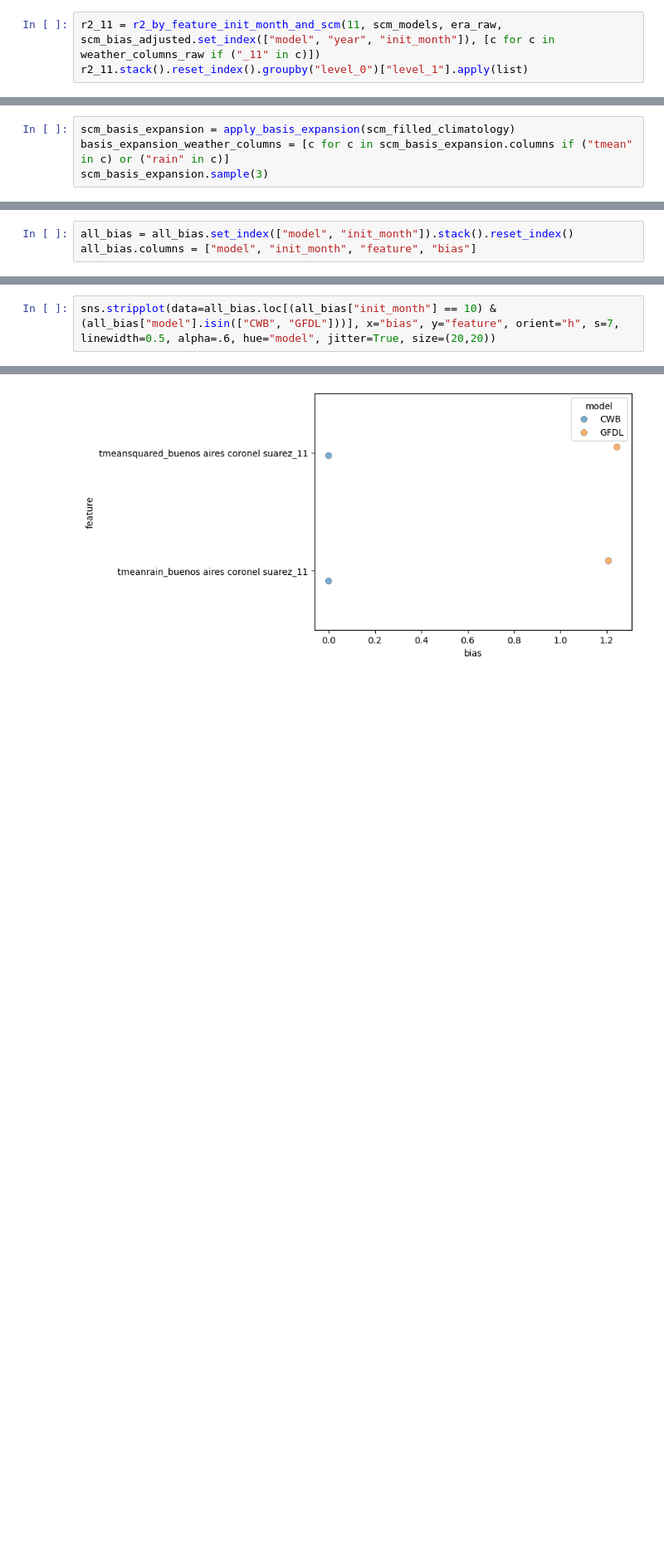
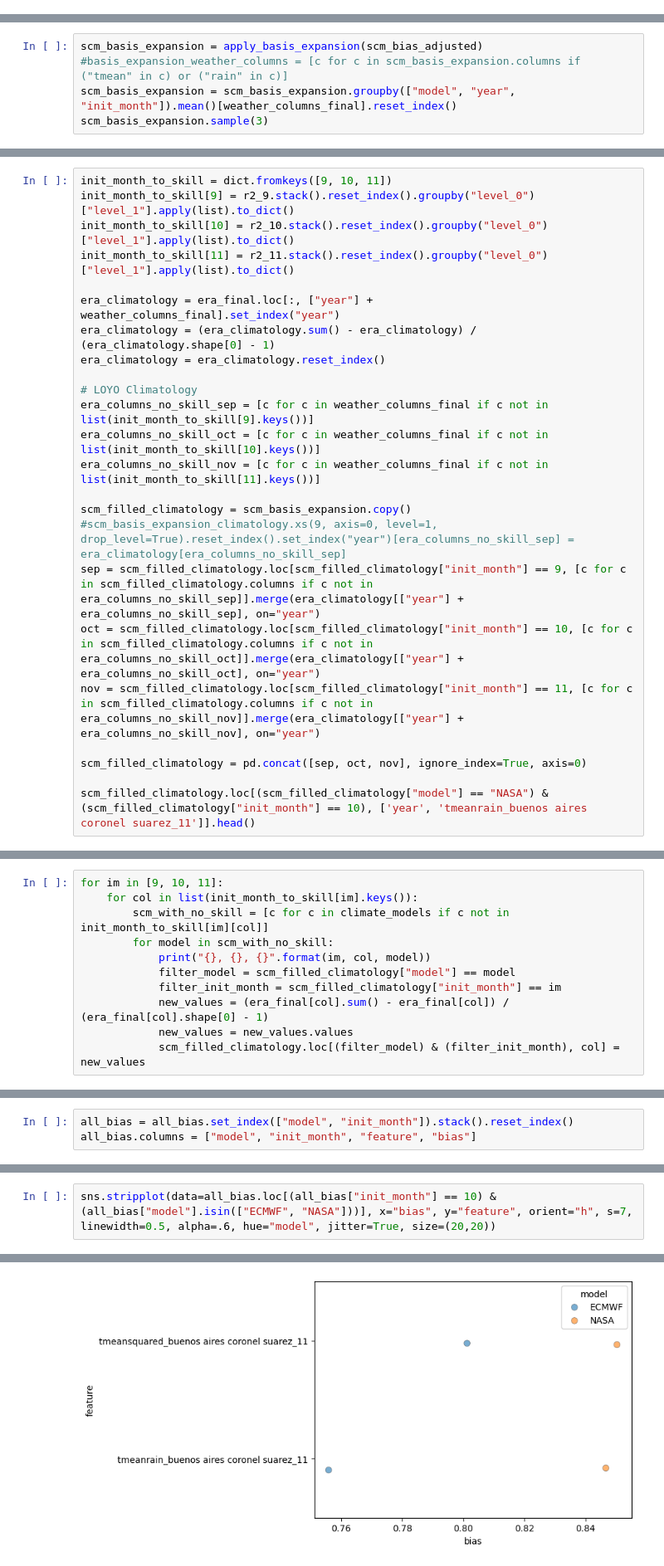
Before and after one commit to mzachow/wheat-yield-forecast-argentina, a Jupyter notebook: 4_prepare_scm_data.ipynb, the cells around one changed output, grey strips where cells are left out. Shown: that part at 83% size. Cells and saved outputs as stored; diff of their text form; blank space fills up the shorter version.

```diff
--- a/4_prepare_scm_data.ipynb
+++ b/4_prepare_scm_data.ipynb
@@ -224,3 +216,0 @@ Name: level_1, dtype: object
-# %%
-r2_11 = r2_by_feature_init_month_and_scm(11, scm_models, era_raw, scm_bias_adjusted.set_index(["model", "year", "init_month"]), [c for c in weather_columns_raw if ("_11" in c)])
-r2_11.stack().reset_index().groupby("level_0")["level_1"].apply(list)
@@ -341,7 +288,8 @@ def apply_basis_expansion(data):
 
     return df_standardized
 # %%
-scm_basis_expansion = apply_basis_expansion(scm_filled_climatology)
-basis_expansion_weather_columns = [c for c in scm_basis_expansion.columns if ("tmean" in c) or ("rain" in c)]
+scm_basis_expansion = apply_basis_expansion(scm_bias_adjusted)
+#basis_expansion_weather_columns = [c for c in scm_basis_expansion.columns if ("tmean" in c) or ("rain" in c)]
+scm_basis_expansion = scm_basis_expansion.groupby(["model", "year", "init_month"]).mean()[weather_columns_final].reset_index()
 scm_basis_expansion.sample(3)
 # %% [output]
@@ -351,0 +332,24 @@ scm_basis_expansion.sample(3)
+# %%
+init_month_to_skill = dict.fromkeys([9, 10, 11])
+init_month_to_skill[9] = r2_9.stack().reset_index().groupby("level_0")["level_1"].apply(list).to_dict()
+init_month_to_skill[10] = r2_10.stack().reset_index().groupby("level_0")["level_1"].apply(list).to_dict()
+init_month_to_skill[11] = r2_11.stack().reset_index().groupby("level_0")["level_1"].apply(list).to_dict()
+
+era_climatology = era_final.loc[:, ["year"] + weather_columns_final].set_index("year")
+era_climatology = (era_climatology.sum() - era_climatology) / (era_climatology.shape[0] - 1)
+era_climatology = era_climatology.reset_index()
+
+# LOYO Climatology
+era_columns_no_skill_sep = [c for c in weather_columns_final if c not in list(init_month_to_skill[9].keys())]
+era_columns_no_skill_oct = [c for c in weather_columns_final if c not in list(init_month_to_skill[10].keys())]
+era_columns_no_skill_nov = [c for c in weather_columns_final if c not in list(init_month_to_skill[11].keys())]
+
+scm_filled_climatology = scm_basis_expansion.copy()
+#scm_basis_expansion_climatology.xs(9, axis=0, level=1, drop_level=True).reset_index().set_index("year")[era_columns_no_skill_sep] = era_climatology[era_columns_no_skill_sep]
+sep = scm_filled_climatology.loc[scm_filled_climatology["init_month"] == 9, [c for c in scm_filled_climatology.columns if c not in era_columns_no_skill_sep]].merge(era_climatology[["year"] + era_columns_no_skill_sep], on="year")
+oct = scm_filled_climatology.loc[scm_filled_climatology["init_month"] == 10, [c for c in scm_filled_climatology.columns if c not in era_columns_no_skill_oct]].merge(era_climatology[["year"] + era_columns_no_skill_oct], on="year")
+nov = scm_filled_climatology.loc[scm_filled_climatology["init_month"] == 11, [c for c in scm_filled_climatology.columns if c not in era_columns_no_skill_nov]].merge(era_climatology[["year"] + era_columns_no_skill_nov], on="year")
+
+scm_filled_climatology = pd.concat([sep, oct, nov], ignore_index=True, axis=0)
+
+scm_filled_climatology.loc[(scm_filled_climatology["model"] == "NASA") & (scm_filled_climatology["init_month"] == 10), ['year', 'tmeanrain_buenos aires coronel suarez_11']].head()
@@ -351,0 +372,11 @@ scm_basis_expansion.sample(3)
+# %%
+for im in [9, 10, 11]:
+    for col in list(init_month_to_skill[im].keys()):
+        scm_with_no_skill = [c for c in climate_models if c not in init_month_to_skill[im][col]]
+        for model in scm_with_no_skill:
+            print("{}, {}, {}".format(im, col, model))
+            filter_model = scm_filled_climatology["model"] == model
+            filter_init_month = scm_filled_climatology["init_month"] == im
+            new_values = (era_final[col].sum() - era_final[col]) / (era_final[col].shape[0] - 1)
+            new_values = new_values.values
+            scm_filled_climatology.loc[(filter_model) & (filter_init_month), col] = new_values
@@ -405,8 +460,8 @@ sns.heatmap(bias_heatmap.set_index("model"))
 # %%
-sns.stripplot(data=all_bias.loc[(all_bias["init_month"] == 10) & (all_bias["model"].isin(["CWB", "GFDL"]))], x="bias", y="feature", orient="h", s=7, linewidth=0.5, alpha=.6, hue="model", jitter=True, size=(20,20))
+sns.stripplot(data=all_bias.loc[(all_bias["init_month"] == 10) & (all_bias["model"].isin(["ECMWF", "NASA"]))], x="bias", y="feature", orient="h", s=7, linewidth=0.5, alpha=.6, hue="model", jitter=True, size=(20,20))
 # %% [output]
 <Axes: xlabel='bias', ylabel='feature'>
-[figure, old version]
+[figure, new version]
 # %% [markdown]
 ## EXPORT
 # %%
```
Also changed, not shown: parts of 35 cells of this notebook, 5 other files.
